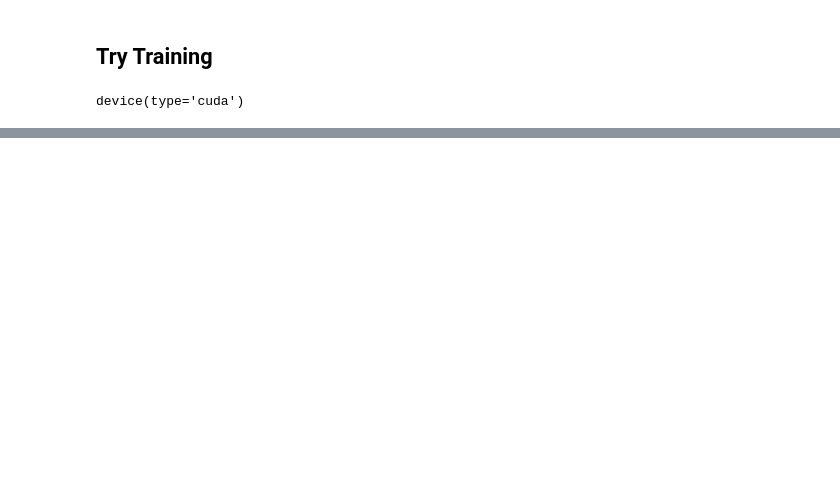
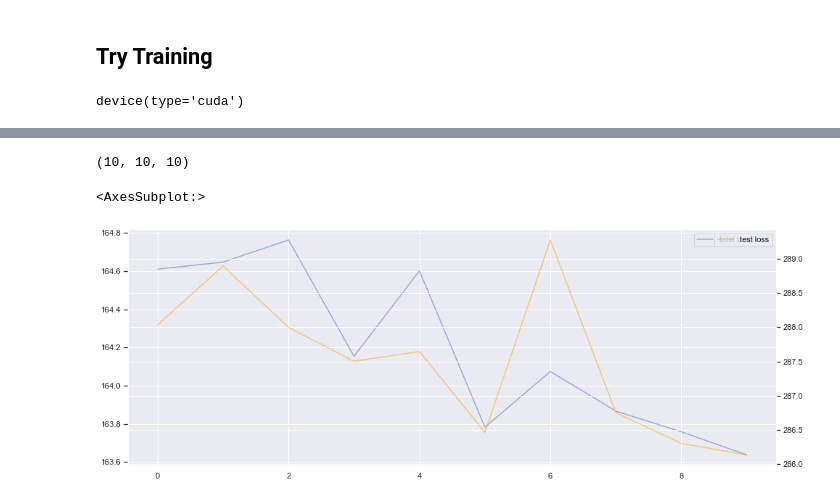
Before and after one commit to rhythmjain/DeepLearningMusicTagging, a Jupyter notebook: data_exploration/Just Testing Transformer from Scratch.ipynb, the cells around one changed output, grey strips where cells are left out. Drawn from its saved outputs; the diff is of its cells as text; code cells hidden in the pictures; blank space fills up the shorter version.

Commit message:
some model changes

```diff
--- a/data_exploration/Just Testing Transformer from Scratch.ipynb
+++ b/data_exploration/Just Testing Transformer from Scratch.ipynb
@@ -325,3 +392,0 @@ heads = [h.to(device) for h in heads]
-# %%
-for h in heads:
-    h.train()
@@ -330,4 +392,0 @@ optimizer.zero_grad()
-# %%
-inputs = train_dataset[0]['input'].to(device)
-# %%
-labels =  train_dataset[0]['labels'].to(device)
@@ -336,3 +395,16 @@ model(inputs)
+# %%
+def get_total_loss(model, dataloader):
+    total_loss = 0
+    for batch_idx, data in enumerate(dataloader):
+        inputs, labels = data['input'].to(device), data['labels'].to(device)
+
+        outputs = model(inputs)
+        per_head_outputs = [h(outputs) for h in heads]
+
+        for i in range(15):
+            cur_loss = criterion(per_head_outputs[i].squeeze(1), labels[:,i].float())
+            total_loss += cur_loss
+    return total_loss.item()
 # %%
 model = model.to(device)
 heads = [h.to(device) for h in heads]
@@ -532,0 +467,14 @@ test_dataset = MusicDataset(test_np_files, test_labels, seq_len=SEQ_LEN)
+# %%
+len(train_losses), len(test_losses), len(adjusted_train_losses)
+# %% [output]
+(10, 10, 10)
+# %%
+plt.figure(figsize=(16, 6))
+ranger = list(range(len(train_losses)))
+sns.lineplot(x=ranger, y=train_losses, label="total train loss", alpha=0.5)
+# sns.lineplot(x=ranger, y=adjusted_train_losses, label="adjusted train loss")
+ax2 = plt.twinx()
+sns.lineplot(x=ranger, y=test_losses, label="test loss", ax=ax2, color="orange", alpha=0.5)
+# %% [output]
+<AxesSubplot:>
+[figure, added]
```
Also changed, not shown: parts of 72 cells of this notebook.
